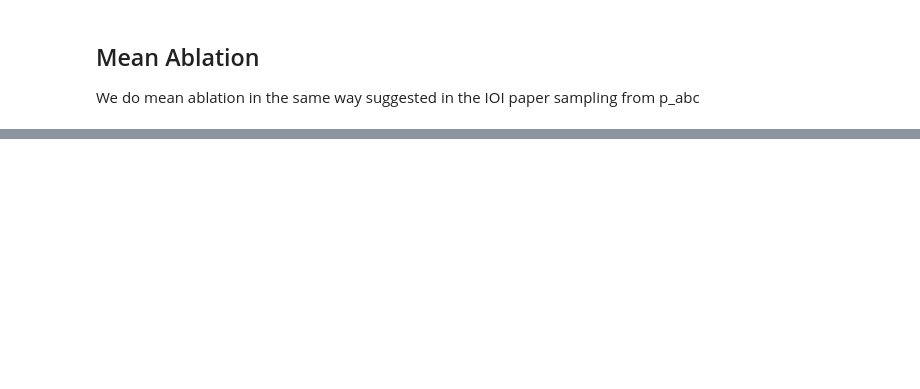
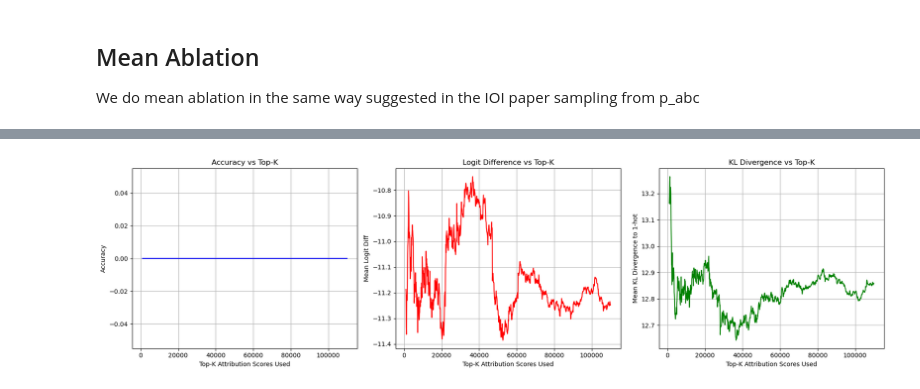
Before and after one commit to D4niel0s/NLP_project_circuits, a Jupyter notebook: neuron-clusters-influence_circuit.ipynb, the cells around one changed output, grey strips where cells are left out. Saved outputs shown, nothing was run; the diff lists cells and outputs as text; code cells hidden in the pictures; blank space fills up the shorter version.

Commit message:
feat: circuit eval

```diff
--- a/neuron-clusters-influence_circuit.ipynb
+++ b/neuron-clusters-influence_circuit.ipynb
@@ -631,7 +560,7 @@ def get_ablated_outputs(ablation_hook, model, prompts):
     tokens = model.to_tokens(prompts)
     output = model(tokens)
     model.reset_hooks()
-    return output, answers
+    return output
 # %% [markdown]
 ## Zero Ablation
 # %%
@@ -648,7 +577,7 @@ def zero_ablation(act, hook):
     return ablated_act
 
 prompts, _, answers = generate_ioi_data(8)
-output, answers = get_ablated_outputs(zero_ablation, model, prompts)
+output = get_ablated_outputs(zero_ablation, model, prompts)
 # print the predictions
 for l in range(8):
     print("prompt", prompts[l])
@@ -717,10 +628,12 @@ def generate_abc_data(num_samples):
 
     return prompts
 # %%
-prompts = generate_abc_data(16)
+prompts = generate_abc_data(32)
 prompts_tokens = model.to_tokens(prompts)
 
-_, activation_cache = model.run_with_cache(prompts_tokens)
+with torch.no_grad():
+    model.reset_hooks()
+    _, activation_cache = model.run_with_cache(prompts_tokens)
 
 mean_activations = torch.stack(
         [
@@ -733,7 +646,7 @@ mean_activations = torch.stack(
         ], dim=0
     ).to(model.cfg.device)
 # %%
-mask = compute_circuit_mask(attribution_scores, topk=500, exclude_layers=[0, 1])
+mask = compute_circuit_mask(attribution_scores, topk=150000, exclude_layers=[0])
 
 def mean_ablation(act, hook):
     layer = int(hook.name.split(".")[1])
@@ -744,7 +657,8 @@ def mean_ablation(act, hook):
     return ablated_act
 
 prompts, _, answers = generate_ioi_data(8)
-output, answers = get_ablated_outputs(mean_ablation, model, prompts)
+output = get_ablated_outputs(mean_ablation, model, prompts)
+
 # print the predictions
 for l in range(8):
     print("prompt", prompts[l])
@@ -773,0 +690,78 @@ Top 5 predictions  her them the him their
+# %%
+from torch import log_softmax, softmax
+
+
+accuracies = []
+logit_diffs = []
+kl_divs = []
+
+prompts, _, answers = generate_ioi_data(8)  # Adjust batch size as needed
+
+answers = torch.tensor([model.to_single_token(ans[0]) for ans in answers])
+
+ks = range(1000, 110001, 100)
+for k in tqdm(ks):
+    # Compute the mask for current topk
+    mask = compute_circuit_mask(attribution_scores, topk=k, exclude_layers=[0,1])
+
+    def mean_ablation(act, hook):
+        layer = int(hook.name.split(".")[1])
+        layer_mask = einops.rearrange(mask[layer].int(), 'n e -> 1 n e')
+        ablated_act = act * layer_mask + mean_activations[layer] * (1 - layer_mask)
+        return ablated_act
+
+    # Get model output with current mask
+    output = get_ablated_outputs(mean_ablation, model, prompts)
+
+    # Compute accuracy
+    preds = [output[l, -1].topk(5).indices for i in range(len(prompts))]
+    acc = sum([answer in pred for pred, answer in zip(preds, answers)]) / len(answers)
+    accuracies.append(acc)
+
+    logits = output[:, -1, :]  # shape: [batch, vocab_size]
+    probs = softmax(logits, dim=-1)
+
+    logit_diff_batch = []
+    kl_batch = []
+    for i in range(len(prompts)):
+        correct_token = answers[i]
+        logits_i = logits[i]
+
+        correct_logit = logits_i[correct_token]
+        top_wrong_logit = logits_i.topk(2).values[1] if logits_i.argmax() == correct_token else logits_i.max()
+        logit_diff_batch.append(correct_logit - top_wrong_logit)
+
+        q_logprob = log_softmax(logits_i, dim=-1)
+        kl = -q_logprob[correct_token]
+        kl_batch.append(kl)
+    logit_diffs.append(torch.mean(torch.tensor(logit_diff_batch)))
+    kl_divs.append(torch.mean(torch.tensor(kl_batch)))
+
+# Plotting
+plt.figure(figsize=(18, 5))
+
+plt.subplot(1, 3, 1)
+plt.plot(ks, accuracies, label="Accuracy", color="blue")
+plt.xlabel("Top-K Attribution Scores Used")
+plt.ylabel("Accuracy")
+plt.title("Accuracy vs Top-K")
+plt.grid(True)
+
+plt.subplot(1, 3, 2)
+plt.plot(ks, logit_diffs, label="Logit Diff", color="red")
+plt.xlabel("Top-K Attribution Scores Used")
+plt.ylabel("Mean Logit Diff")
+plt.title("Logit Difference vs Top-K")
+plt.grid(True)
+
+plt.subplot(1, 3, 3)
+plt.plot(ks, kl_divs, label="KL Divergence", color="green")
+plt.xlabel("Top-K Attribution Scores Used")
+plt.ylabel("Mean KL Divergence to 1-hot")
+plt.title("KL Divergence vs Top-K")
+plt.grid(True)
+
+plt.tight_layout()
+plt.show()
+# %% [output]
+[figure, added]
```
Also changed, not shown: parts of 6 cells of this notebook, 1 other file.
